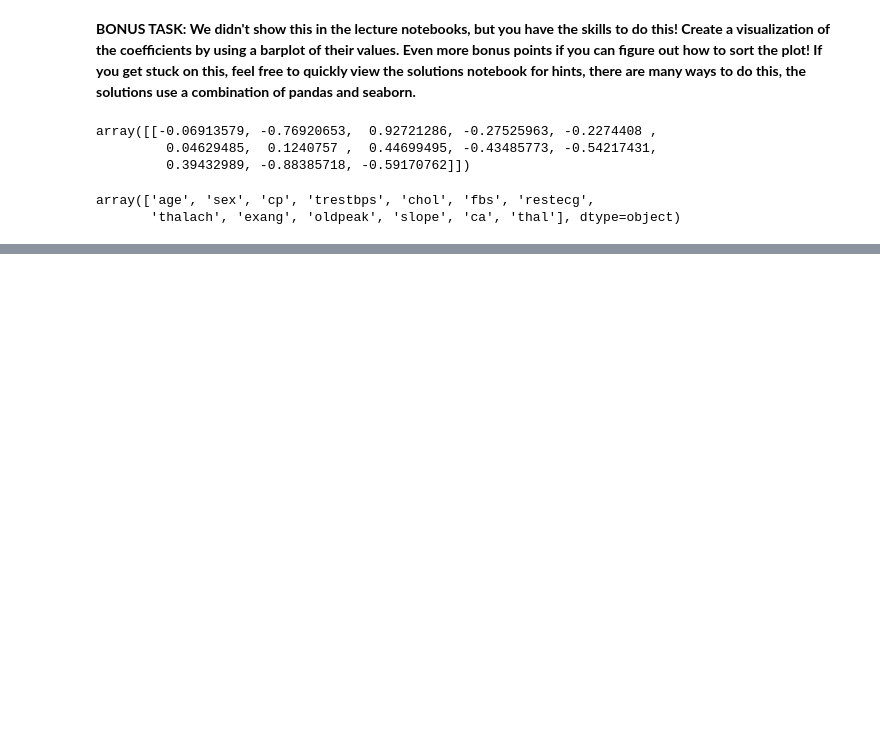
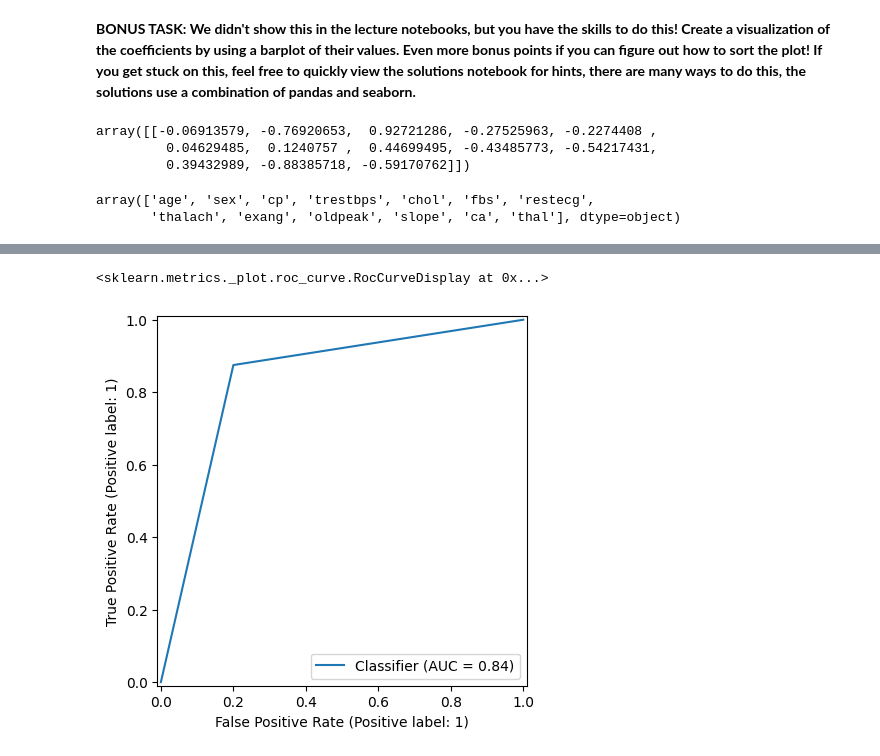
Before and after one commit to SaikatGhosh94/MachineLearningCourse, a Jupyter notebook: Hands_on_practice/logisticRegression/02_logistic_regression_project.ipynb, the cells around one changed output, grey strips where cells are left out. Cells and saved outputs as stored; diff of their text form; code cells hidden in the pictures; blank space fills up the shorter version.

```diff
--- a/Hands_on_practice/logisticRegression/02_logistic_regression_project.ipynb
+++ b/Hands_on_practice/logisticRegression/02_logistic_regression_project.ipynb
@@ -315,0 +380,5 @@ coef_df.plot.bar()
+# %%
+RocCurveDisplay.from_predictions(y_test,y_pred)
+# %% [output]
+<sklearn.metrics._plot.roc_curve.RocCurveDisplay at 0x...>
+[figure, added]
```
Also changed, not shown: parts of 17 cells of this notebook.
